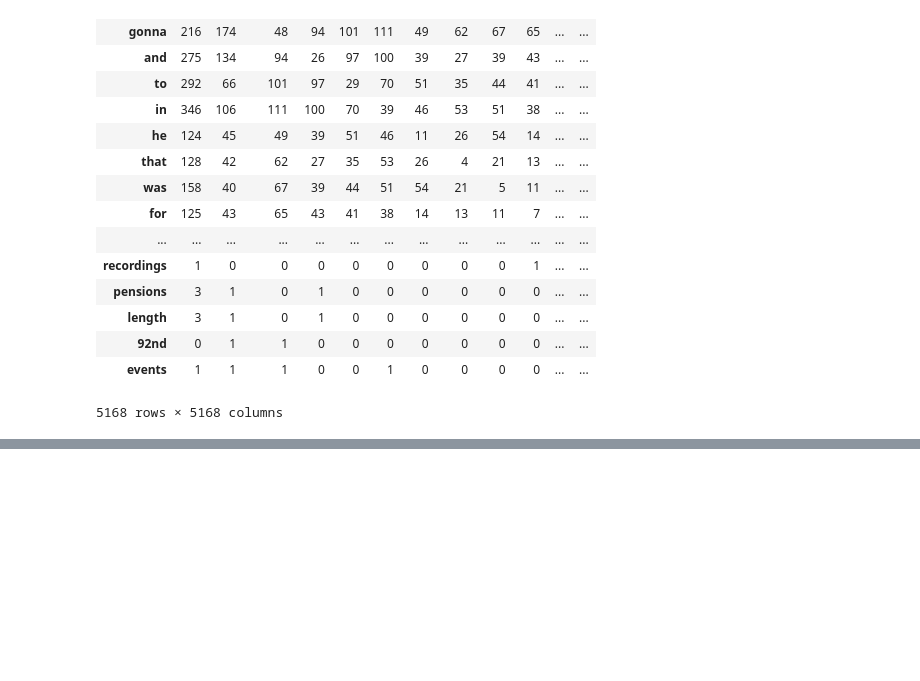
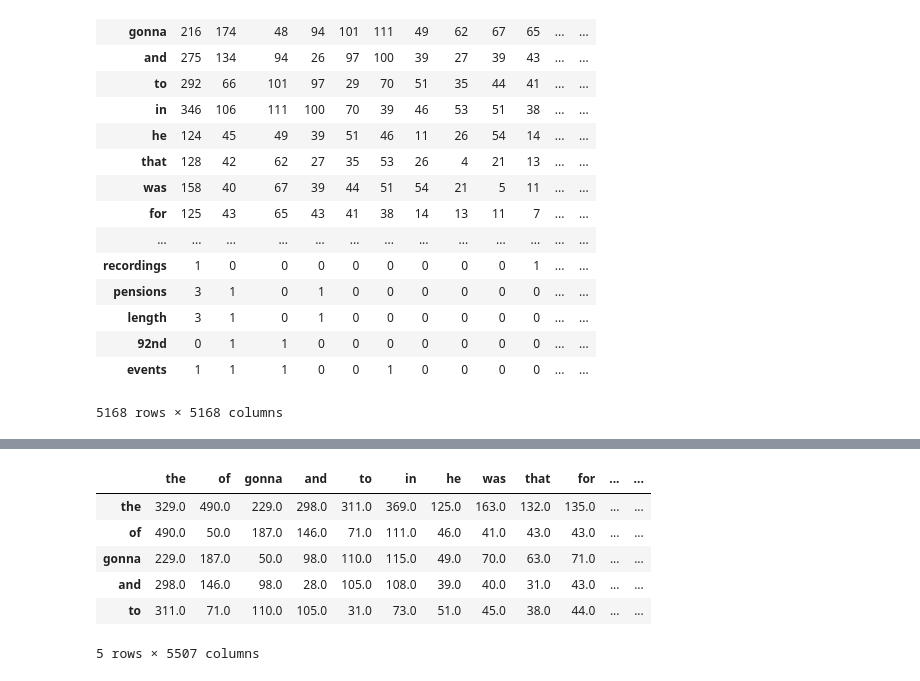
Before and after one commit to tyler-romero/sentence-completion, a Jupyter notebook: code/sandbox.ipynb, the cells around one changed output, grey strips where cells are left out. Cells and saved outputs as stored; diff of their text form; code cells hidden in the pictures; blank space fills up the shorter version.

```diff
--- a/code/sandbox.ipynb
+++ b/code/sandbox.ipynb
@@ -241,0 +287,3 @@ df3
+# %%
+df1 = pd.read_csv('../data/Testing/sample_coo1', index_col=0, compression='gzip')
+df2 = pd.read_csv('../data/Testing/sample_coo2', index_col=0, compression='gzip')
@@ -241,0 +312,2 @@ df3
+# %%
+combined = combine_cooccurrence_matrices(df1, df2)
@@ -241,0 +333,11 @@ df3
+# %%
+combined.head()
+# combined.isnull().values.any()
+# %% [output]
+|  | the | of | gonna | and | to | in | he | was | that | for | ... | ... |
+| the | 329.0 | 490.0 | 229.0 | 298.0 | 311.0 | 369.0 | 125.0 | 163.0 | 132.0 | 135.0 | ... | ... |
+| of | 490.0 | 50.0 | 187.0 | 146.0 | 71.0 | 111.0 | 46.0 | 41.0 | 43.0 | 43.0 | ... | ... |
+| gonna | 229.0 | 187.0 | 50.0 | 98.0 | 110.0 | 115.0 | 49.0 | 70.0 | 63.0 | 71.0 | ... | ... |
+| and | 298.0 | 146.0 | 98.0 | 28.0 | 105.0 | 108.0 | 39.0 | 40.0 | 31.0 | 43.0 | ... | ... |
+| to | 311.0 | 71.0 | 110.0 | 105.0 | 31.0 | 73.0 | 51.0 | 45.0 | 38.0 | 44.0 | ... | ... |
+5 rows × 5507 columns
```
Also changed, not shown: parts of 10 cells of this notebook, 6 other files.
